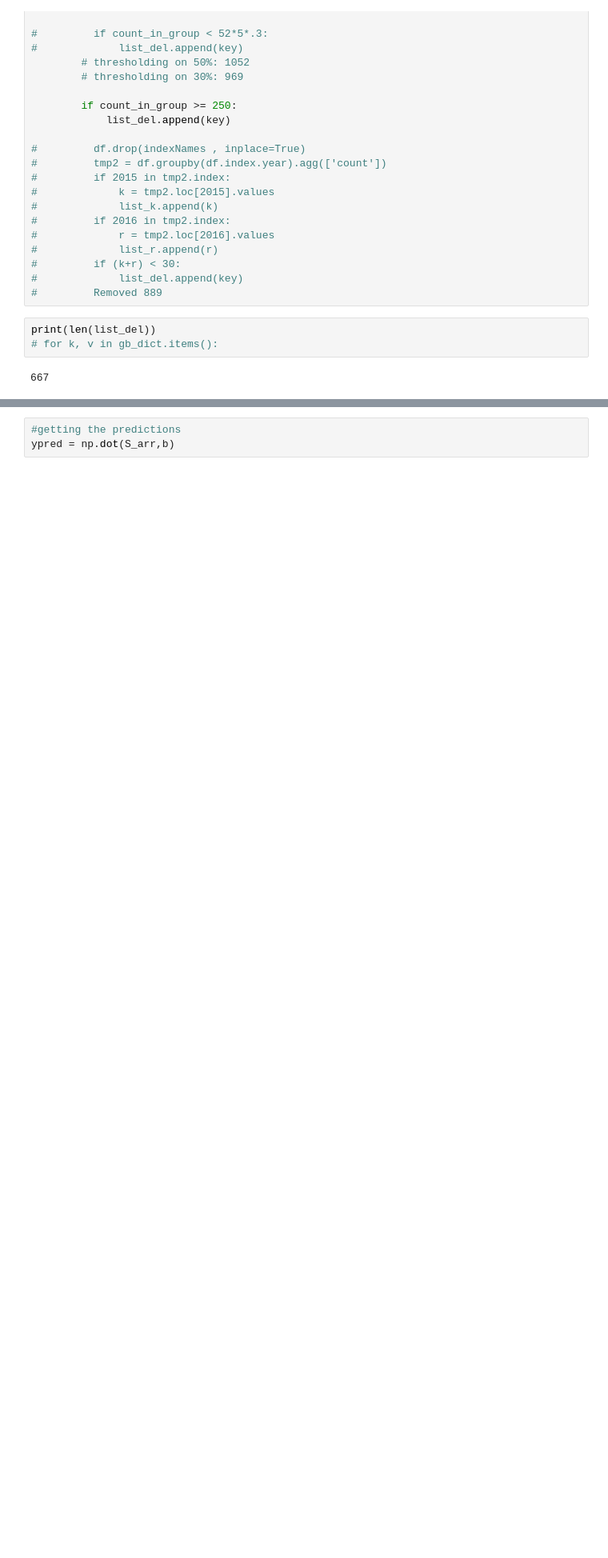
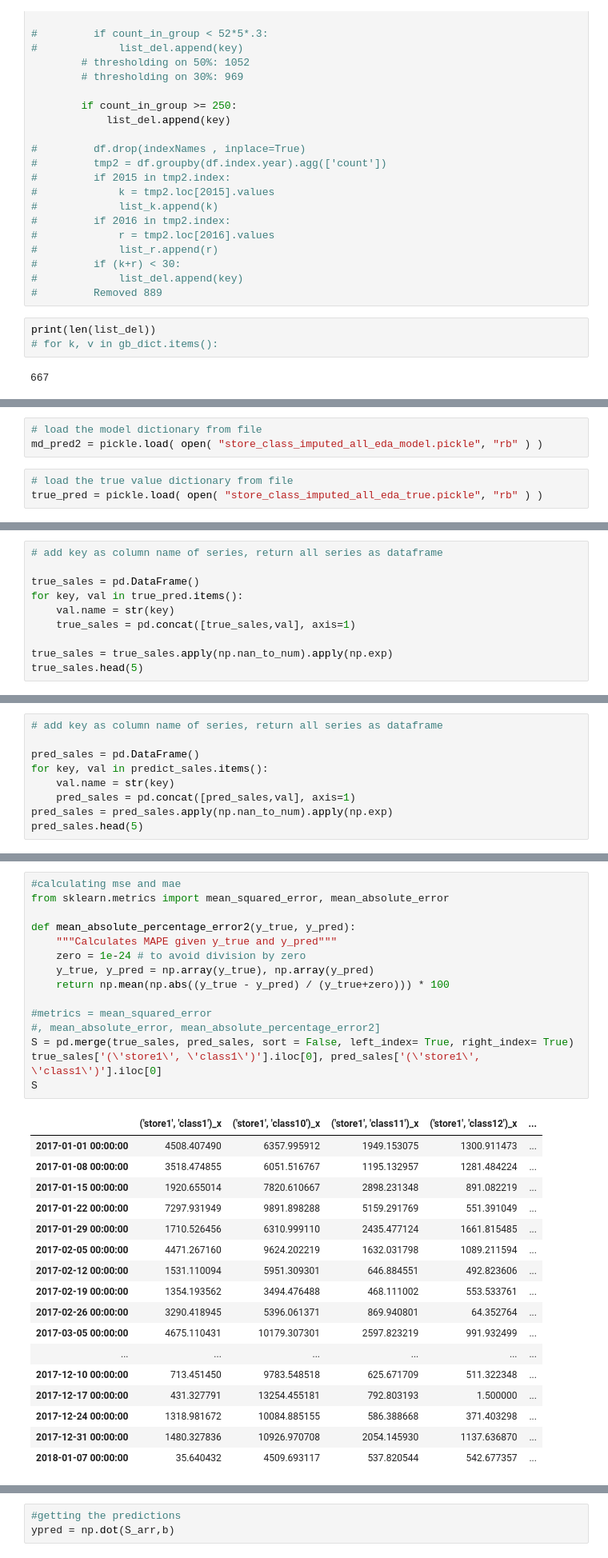
Before and after one commit to Abhishek-pv/Hierachial-Time-Series-Forecasting, a Jupyter notebook: notebook/EDA_Prophet_log_negremove_zero_model.ipynb, the cells around one changed output, grey strips where cells are left out. Shown: that part at 80% size. Cells and saved outputs as stored; diff of their text form; blank space fills up the shorter version.

```diff
--- a/notebook/EDA_Prophet_log_negremove_zero_model.ipynb
+++ b/notebook/EDA_Prophet_log_negremove_zero_model.ipynb
@@ -199,0 +246,6 @@ S_arr = summation.to_numpy()
+# %%
+# load the model dictionary from file
+md_pred2 = pickle.load( open( "store_class_imputed_all_eda_model.pickle", "rb" ) )
+# %%
+# load the true value dictionary from file
+true_pred = pickle.load( open( "store_class_imputed_all_eda_true.pickle", "rb" ) )
@@ -199,0 +268,10 @@ S_arr = summation.to_numpy()
+# %%
+# add key as column name of series, return all series as dataframe
+
+true_sales = pd.DataFrame()
+for key, val in true_pred.items():
+    val.name = str(key)
+    true_sales = pd.concat([true_sales,val], axis=1)
+
+true_sales = true_sales.apply(np.nan_to_num).apply(np.exp)
+true_sales.head(5)
@@ -199,0 +280,9 @@ S_arr = summation.to_numpy()
+# %%
+# add key as column name of series, return all series as dataframe
+
+pred_sales = pd.DataFrame()
+for key, val in predict_sales.items():
+    val.name = str(key)
+    pred_sales = pd.concat([pred_sales,val], axis=1)
+pred_sales = pred_sales.apply(np.nan_to_num).apply(np.exp)
+pred_sales.head(5)
@@ -199,0 +328,33 @@ S_arr = summation.to_numpy()
+# %%
+#calculating mse and mae
+from sklearn.metrics import mean_squared_error, mean_absolute_error
+
+def mean_absolute_percentage_error2(y_true, y_pred):
+    """Calculates MAPE given y_true and y_pred"""
+    zero = 1e-24 # to avoid division by zero
+    y_true, y_pred = np.array(y_true), np.array(y_pred)
+    return np.mean(np.abs((y_true - y_pred) / (y_true+zero))) * 100
+
+#metrics = mean_squared_error
+#, mean_absolute_error, mean_absolute_percentage_error2]
+S = pd.merge(true_sales, pred_sales, sort = False, left_index= True, right_index= True)
+true_sales['(\'store1\', \'class1\')'].iloc[0], pred_sales['(\'store1\', \'class1\')'].iloc[0]
+S
+# %% [output]
+|  | ('store1', 'class1')_x | ('store1', 'class10')_x | ('store1', 'class11')_x | ('store1', 'class12')_x | ... |
+| 2017-01-01 00:00:00 | 4508.407490 | 6357.995912 | 1949.153075 | 1300.911473 | ... |
+| 2017-01-08 00:00:00 | 3518.474855 | 6051.516767 | 1195.132957 | 1281.484224 | ... |
+| 2017-01-15 00:00:00 | 1920.655014 | 7820.610667 | 2898.231348 | 891.082219 | ... |
+| 2017-01-22 00:00:00 | 7297.931949 | 9891.898288 | 5159.291769 | 551.391049 | ... |
+| 2017-01-29 00:00:00 | 1710.526456 | 6310.999110 | 2435.477124 | 1661.815485 | ... |
+| 2017-02-05 00:00:00 | 4471.267160 | 9624.202219 | 1632.031798 | 1089.211594 | ... |
+| 2017-02-12 00:00:00 | 1531.110094 | 5951.309301 | 646.884551 | 492.823606 | ... |
+| 2017-02-19 00:00:00 | 1354.193562 | 3494.476488 | 468.111002 | 553.533761 | ... |
+| 2017-02-26 00:00:00 | 3290.418945 | 5396.061371 | 869.940801 | 64.352764 | ... |
+| 2017-03-05 00:00:00 | 4675.110431 | 10179.307301 | 2597.823219 | 991.932499 | ... |
+| ... | ... | ... | ... | ... | ... |
+| 2017-12-10 00:00:00 | 713.451450 | 9783.548518 | 625.671709 | 511.322348 | ... |
+| 2017-12-17 00:00:00 | 431.327791 | 13254.455181 | 792.803193 | 1.500000 | ... |
+| 2017-12-24 00:00:00 | 1318.981672 | 10084.885155 | 586.388668 | 371.403298 | ... |
+| 2017-12-31 00:00:00 | 1480.327836 | 10926.970708 | 2054.145930 | 1137.636870 | ... |
+| 2018-01-07 00:00:00 | 35.640432 | 4509.693117 | 537.820544 | 542.677357 | ... |
```
Also changed, not shown: parts of 68 cells of this notebook.
